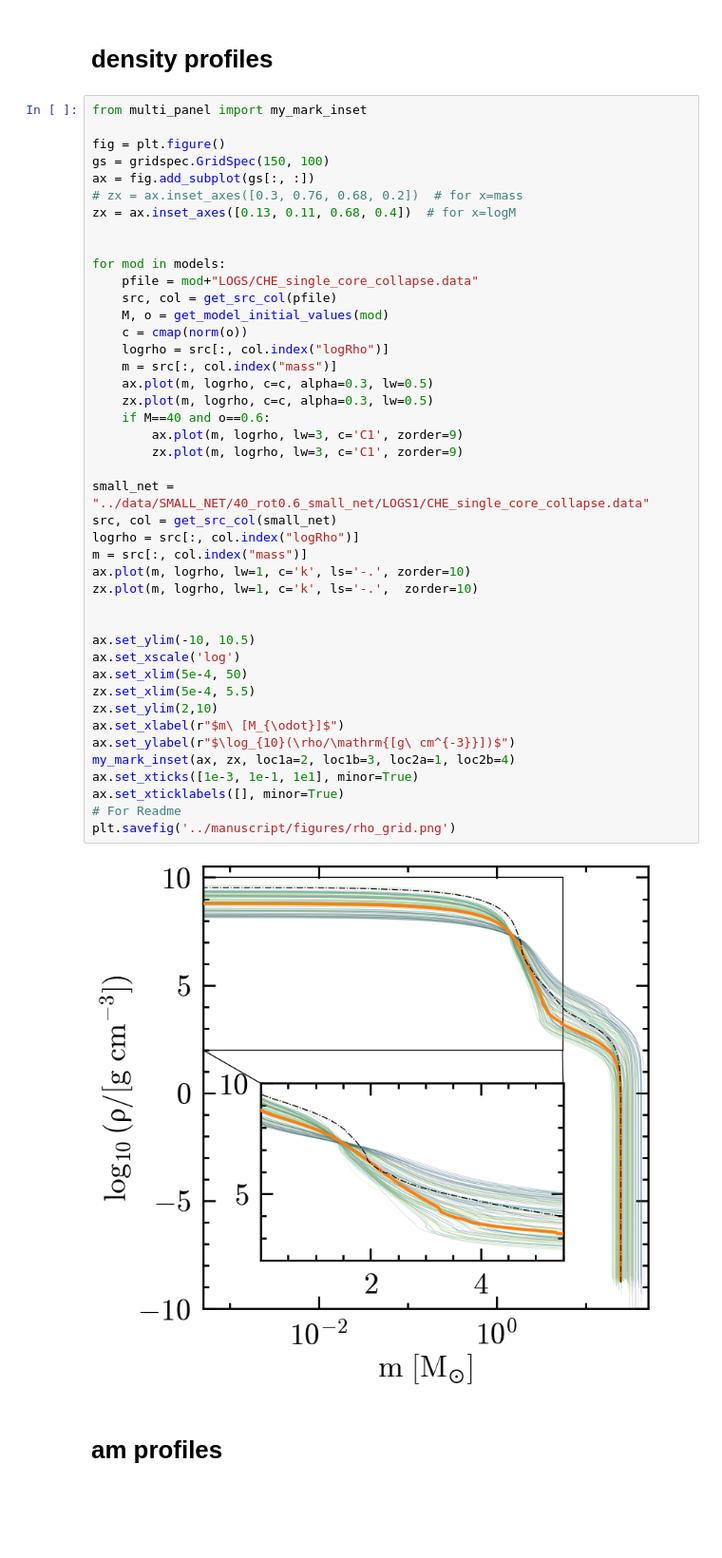
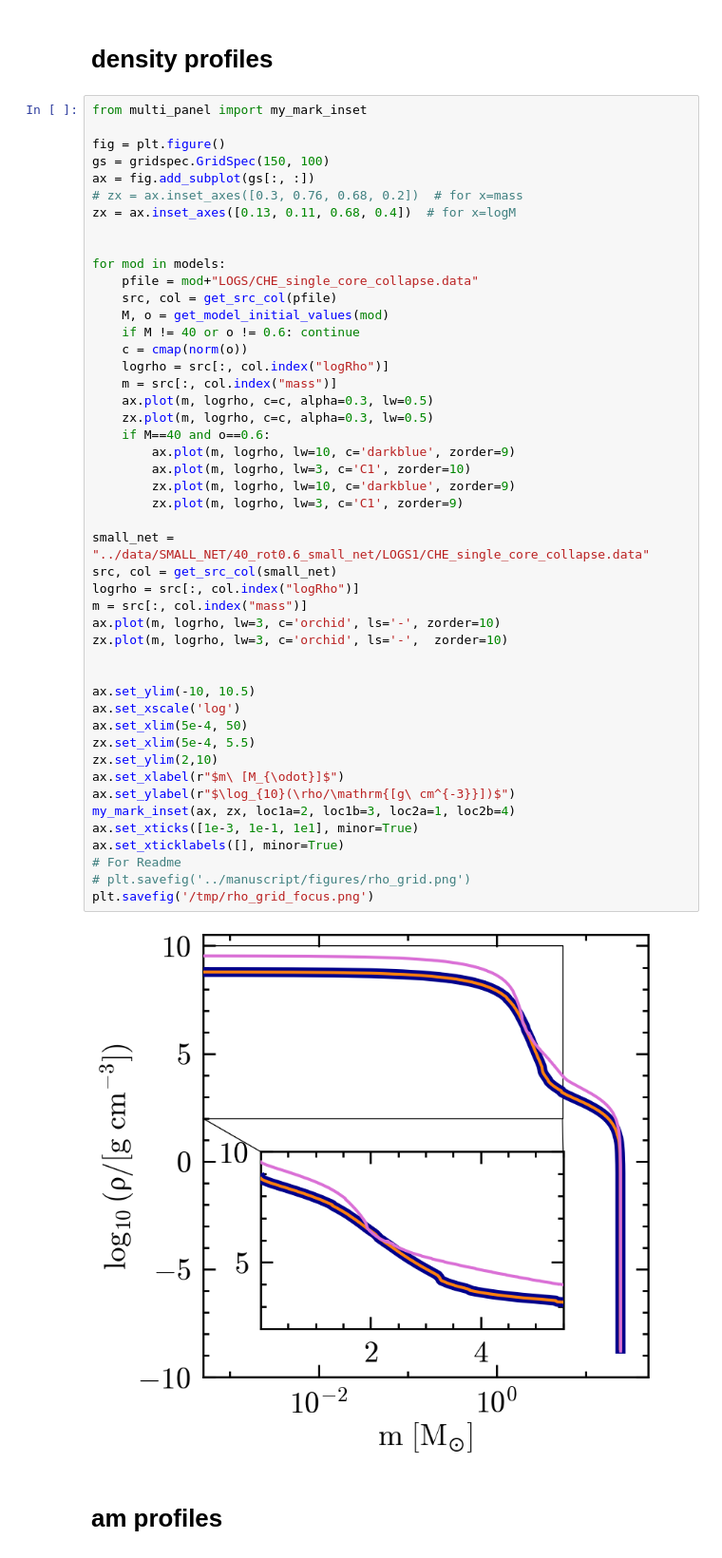
Before and after one commit to mathren/CHE_lGRB_progenitors, a Jupyter notebook: scripts/grid_plots.ipynb, the cells around one changed output. Shown at 95% size. Cells and saved outputs as stored; diff of their text form; blank space fills up the shorter version.

```diff
--- a/scripts/grid_plots.ipynb
+++ b/scripts/grid_plots.ipynb
@@ -68,38 +68,42 @@ zx = ax.inset_axes([0.13, 0.11, 0.68, 0.4])  # for x=logM
 for mod in models:
     pfile = mod+"LOGS/CHE_single_core_collapse.data"
     src, col = get_src_col(pfile)
     M, o = get_model_initial_values(mod)
+    if M != 40 or o != 0.6: continue
     c = cmap(norm(o))
     logrho = src[:, col.index("logRho")]
     m = src[:, col.index("mass")]
     ax.plot(m, logrho, c=c, alpha=0.3, lw=0.5)
     zx.plot(m, logrho, c=c, alpha=0.3, lw=0.5)
     if M==40 and o==0.6:
-        ax.plot(m, logrho, lw=3, c='C1', zorder=9)
+        ax.plot(m, logrho, lw=10, c='darkblue', zorder=9)
+        ax.plot(m, logrho, lw=3, c='C1', zorder=10)
+        zx.plot(m, logrho, lw=10, c='darkblue', zorder=9)
         zx.plot(m, logrho, lw=3, c='C1', zorder=9)
 
 small_net = "../data/SMALL_NET/40_rot0.6_small_net/LOGS1/CHE_single_core_collapse.data"
 src, col = get_src_col(small_net)
 logrho = src[:, col.index("logRho")]
 m = src[:, col.index("mass")]
-ax.plot(m, logrho, lw=1, c='k', ls='-.', zorder=10)
-zx.plot(m, logrho, lw=1, c='k', ls='-.',  zorder=10)
+ax.plot(m, logrho, lw=3, c='orchid', ls='-', zorder=10)
+zx.plot(m, logrho, lw=3, c='orchid', ls='-',  zorder=10)
 
 
 ax.set_ylim(-10, 10.5)
 ax.set_xscale('log')
 ax.set_xlim(5e-4, 50)
 zx.set_xlim(5e-4, 5.5)
 zx.set_ylim(2,10)
 ax.set_xlabel(r"$m\ [M_{\odot}]$")
 ax.set_ylabel(r"$\log_{10}(\rho/\mathrm{[g\ cm^{-3}}])$")
 my_mark_inset(ax, zx, loc1a=2, loc1b=3, loc2a=1, loc2b=4)
 ax.set_xticks([1e-3, 1e-1, 1e1], minor=True)
 ax.set_xticklabels([], minor=True)
 # For Readme
-plt.savefig('../manuscript/figures/rho_grid.png')
+# plt.savefig('../manuscript/figures/rho_grid.png')
+plt.savefig('/tmp/rho_grid_focus.png')
 # %% [output]
-[figure, old version]
+[figure, new version]
 # %% [markdown]
 # am profiles
 # %%
```
Also changed, not shown: 12 other files.
